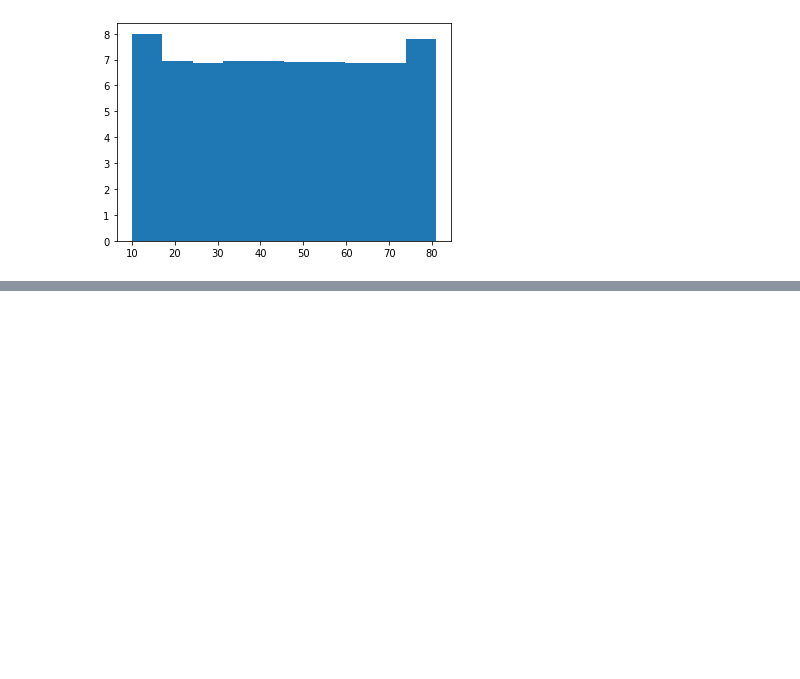
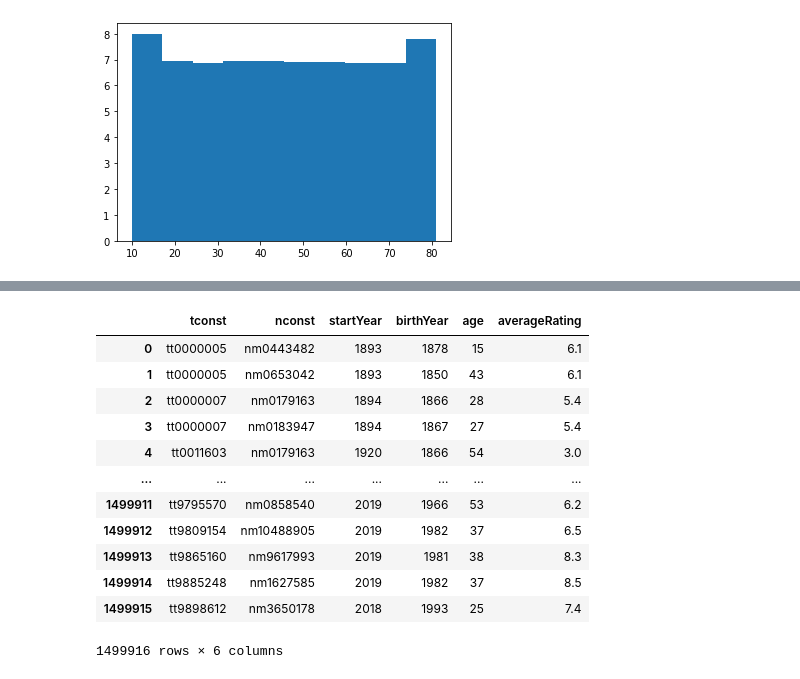
Before and after one commit to ganeshk312/IMDB, a Jupyter notebook: IMDB_most voted genre.ipynb, the cells around one changed output, grey strips where cells are left out. Drawn from its saved outputs; the diff is of its cells as text; code cells hidden in the pictures; blank space fills up the shorter version.

```diff
--- a/IMDB_most voted genre.ipynb
+++ b/IMDB_most voted genre.ipynb
@@ -1033,0 +1159,2 @@ plt.hist(df2.age,bins=10,weights=(df2.averageRating)/7)
+# %%
+df1=df1.astype({'startYear'  : 'int32' ,  'birthYear' : 'int32'})
@@ -1033,0 +1169,2 @@ plt.hist(df2.age,bins=10,weights=(df2.averageRating)/7)
+# %%
+df1.drop(df1[df1.birthYear>=df1.startYear].index,axis=0,inplace=True)
@@ -1033,0 +1187,3 @@ plt.hist(df2.age,bins=10,weights=(df2.averageRating)/7)
+# %%
+df1['age']=df1.startYear-df1.birthYear
+df1
@@ -1033,0 +1204,3 @@ plt.hist(df2.age,bins=10,weights=(df2.averageRating)/7)
+# %%
+title_ratings.head()
+ratings=title_ratings.drop('numVotes',axis=1)
@@ -1033,0 +1223,17 @@ plt.hist(df2.age,bins=10,weights=(df2.averageRating)/7)
+# %%
+df2=df1.merge(ratings,on='tconst')
+df2
+# %% [output]
+|  | tconst | nconst | startYear | birthYear | age | averageRating |
+| 0 | tt0000005 | nm0443482 | 1893 | 1878 | 15 | 6.1 |
+| 1 | tt0000005 | nm0653042 | 1893 | 1850 | 43 | 6.1 |
+| 2 | tt0000007 | nm0179163 | 1894 | 1866 | 28 | 5.4 |
+| 3 | tt0000007 | nm0183947 | 1894 | 1867 | 27 | 5.4 |
+| 4 | tt0011603 | nm0179163 | 1920 | 1866 | 54 | 3.0 |
+| ... | ... | ... | ... | ... | ... | ... |
+| 1499911 | tt9795570 | nm0858540 | 2019 | 1966 | 53 | 6.2 |
+| 1499912 | tt9809154 | nm10488905 | 2019 | 1982 | 37 | 6.5 |
+| 1499913 | tt9865160 | nm9617993 | 2019 | 1981 | 38 | 8.3 |
+| 1499914 | tt9885248 | nm1627585 | 2019 | 1982 | 37 | 8.5 |
+| 1499915 | tt9898612 | nm3650178 | 2018 | 1993 | 25 | 7.4 |
+1499916 rows × 6 columns
```
Also changed, not shown: parts of 28 cells of this notebook.
